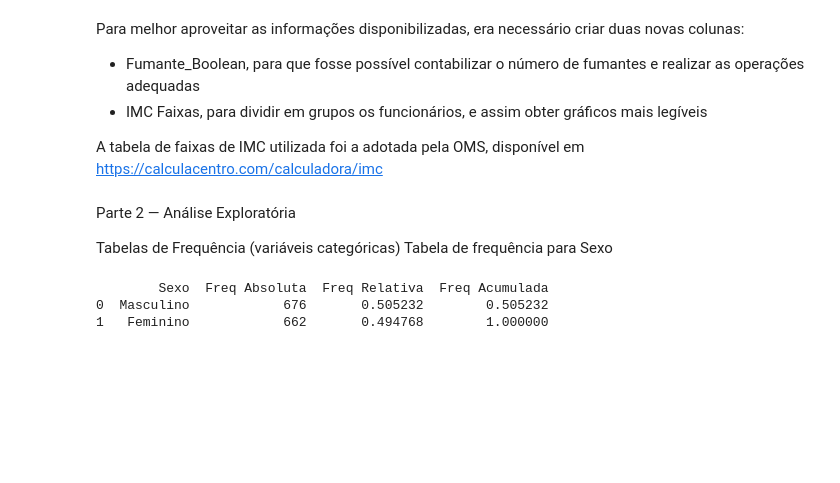
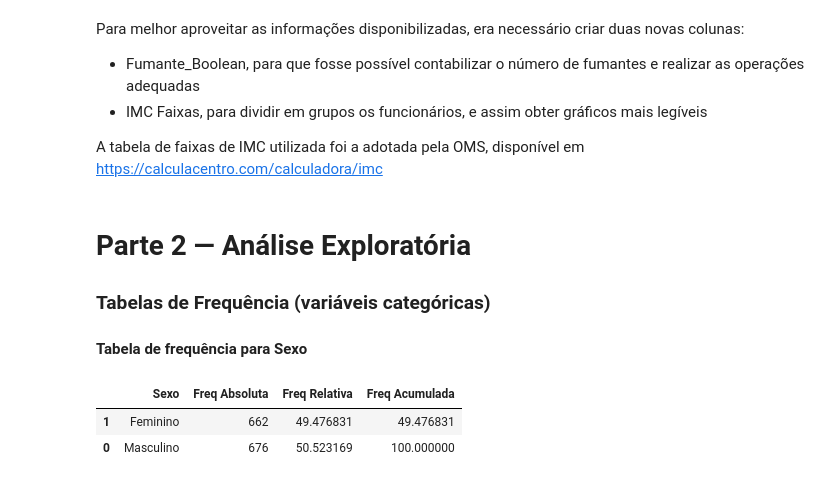
Before and after one commit to luizapilotto/case-plano-saude, a Jupyter notebook: notebooks/analise_exploratoria.ipynb, the cells around one changed output. Drawn from its saved outputs; the diff is of its cells as text; code cells hidden in the pictures; blank space fills up the shorter version.

```diff
--- a/notebooks/analise_exploratoria.ipynb
+++ b/notebooks/analise_exploratoria.ipynb
@@ -115,19 +128,26 @@ Para melhor aproveitar as informações disponibilizadas, era necessário criar
 
 A tabela de faixas de IMC utilizada foi a adotada pela OMS, disponível em https://calculacentro.com/calculadora/imc
 # %% [markdown]
-Parte 2 — Análise Exploratória
+# Parte 2 — Análise Exploratória
 
-Tabelas de Frequência (variáveis categóricas)
-    Tabela de frequência para Sexo
+### Tabelas de Frequência (variáveis categóricas)
+#### Tabela de frequência para Sexo
 # %%
-#Criando tabela de frequência para a variável Sexo
+# Criando tabela de frequência para a variável Sexo
 freq_sexo = df['Sexo'].value_counts().reset_index()
 freq_sexo.columns = ['Sexo', 'Freq Absoluta']
-freq_sexo['Freq Relativa'] = freq_sexo['Freq Absoluta'] / len(df)
+# Ordenando resultados do menor pro maior
+freq_sexo = freq_sexo.sort_values(by='Freq Absoluta', ascending=True)
+freq_sexo['Freq Relativa'] = freq_sexo['Freq Absoluta'] / len(df) *100
 freq_sexo['Freq Acumulada'] = freq_sexo['Freq Relativa'].cumsum()
-print(freq_sexo)
+
+# Salvando resultados na pasta de tabelas
+freq_sexo.to_csv(f'{PASTA_TABELAS}resumo_por_sexo.csv', sep=';', encoding='utf-8-sig')
+
+# Adicionando fundo gradiente para melhor visualização
+freq_sexo.style.background_gradient(subset='Freq Acumulada', cmap="BuPu")
 # %% [output]
-        Sexo  Freq Absoluta  Freq Relativa  Freq Acumulada
-0  Masculino            676       0.505232        0.505232
-1   Feminino            662       0.494768        1.000000
+|  | Sexo | Freq Absoluta | Freq Relativa | Freq Acumulada |
+| 1 | Feminino | 662 | 49.476831 | 49.476831 |
+| 0 | Masculino | 676 | 50.523169 | 100.000000 |
 # %% [markdown]
```
Also changed, not shown: parts of 14 cells of this notebook, 6 other files.
